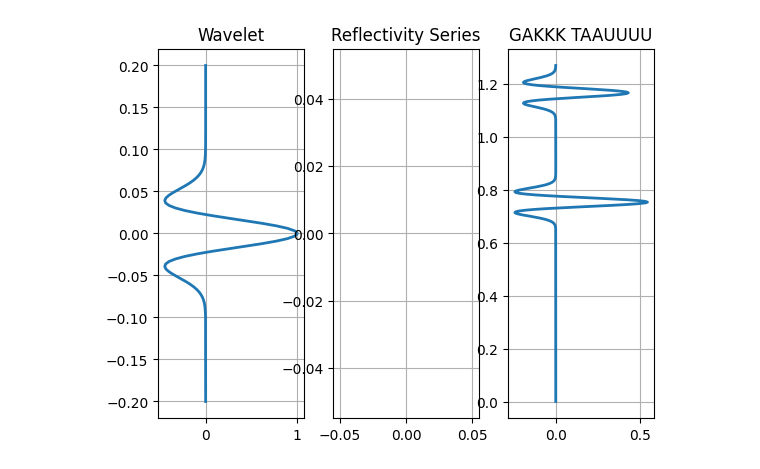
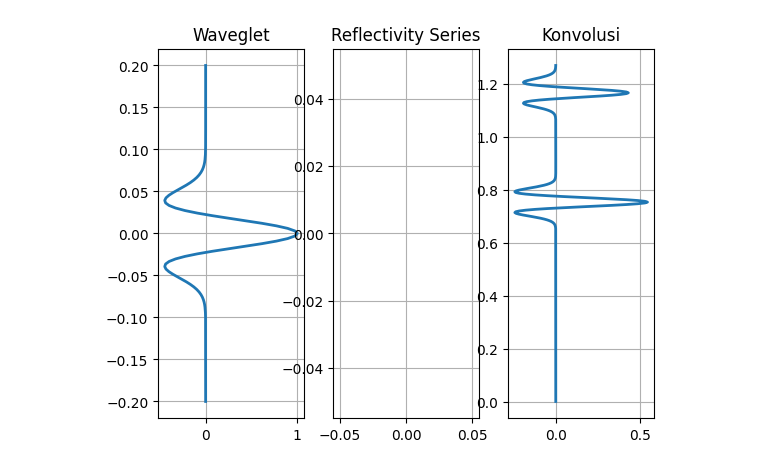
Before and after one commit to Geofisika-UGM/Developer-8, a Jupyter notebook: metkom8.ipynb, the cells around one changed output. Cells and saved outputs as stored; diff of their text form; code cells hidden in the pictures.

```diff
--- a/metkom8.ipynb
+++ b/metkom8.ipynb
@@ -61,33 +61,33 @@ wav = {'RICKER':wavelet}[wavtyp](wavf,twav)
 
 # create synthetic seismogram
 tseis = np.arange(0,np.max(t),dtwav) + np.min(twav)
 tr    = t[np.abs(rseries) > 0]
 rseriesconv = np.zeros(len(tseis))
 for i in range(len(tr)):
     index = np.abs(tseis - tr[i]).argmin()
     rseriesconv[index] = R[i]
 
 seis = np.convolve(wav,rseriesconv)
 tseis = np.min(twav)+dtwav*np.arange(len(seis))
 index = np.logical_and(tseis >= 0, tseis <= np.max(t))
 tseis = tseis[index]
 seis  = seis[index]
 
 plt.subplot(131)
 plt.plot(wav,twav,linewidth=2)
-plt.title('Wavelet')
+plt.title('Waveglet')
 plt.grid()
 
 plt.subplot(132)
 plt.plot()
 plt.title('Reflectivity Series')
 plt.grid()
 
 #Plotting Graph
 plt.subplot(133)
 plt.plot(seis,tseis,linewidth=2)
-plt.title("GAKKK TAAUUUU")
+plt.title("Konvolusi")
 plt.grid()
 plt.show()
 # %% [output]
-[figure, old version]
+[figure, new version]
```
